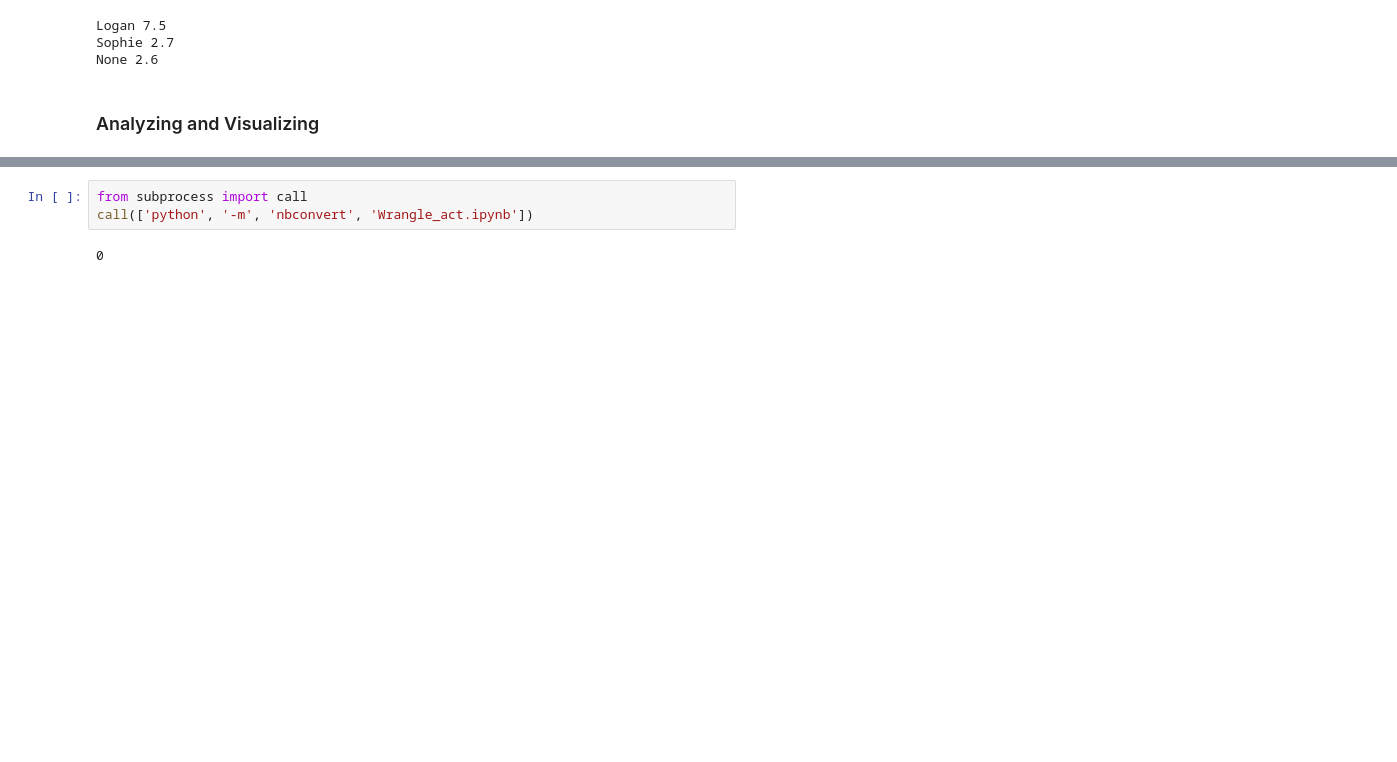
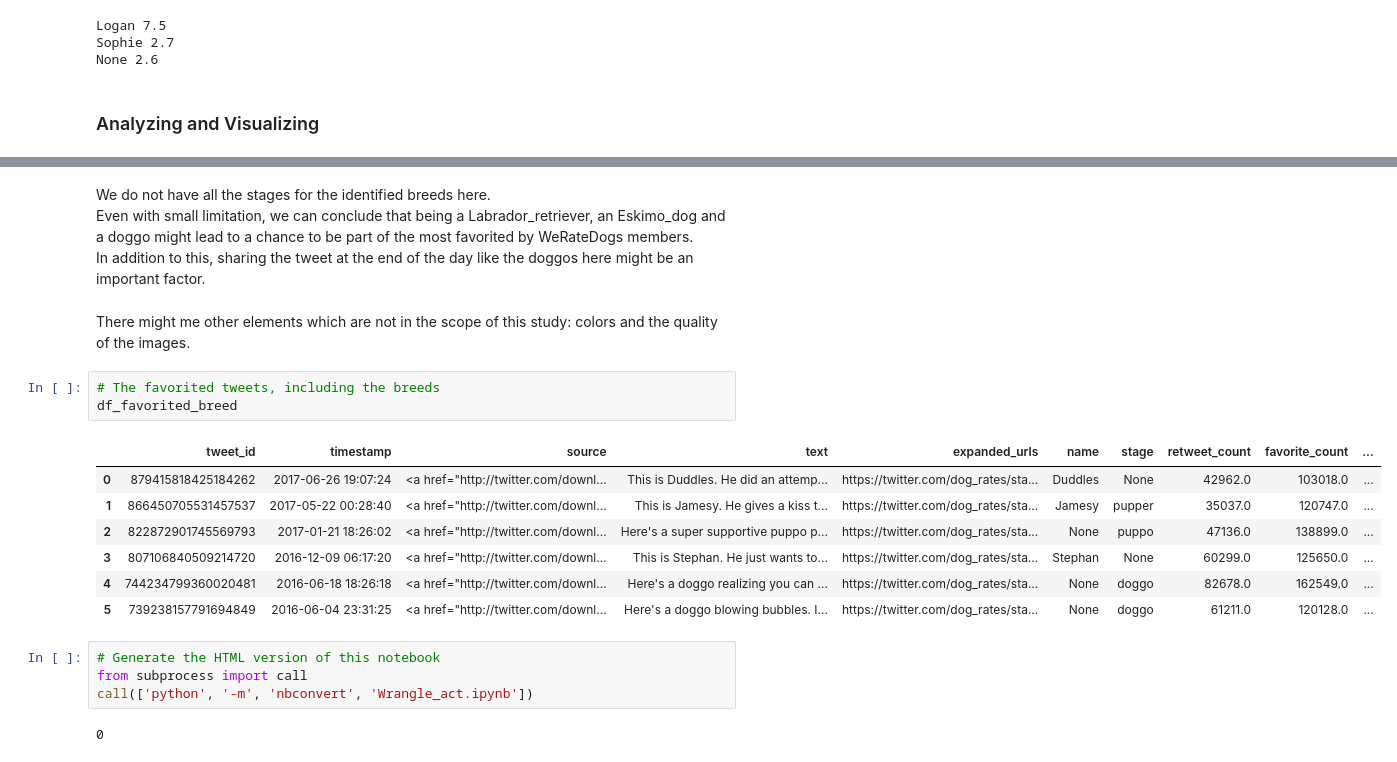
Before and after one commit to jlcossi/wrangle_and_analyze_data, a Jupyter notebook: wrangle_act.ipynb, the cells around one changed output, grey strips where cells are left out. Saved outputs shown, nothing was run; the diff lists cells and outputs as text; blank space fills up the shorter version.

```diff
--- a/wrangle_act.ipynb
+++ b/wrangle_act.ipynb
@@ -1165,4 +1262,22 @@ None 2.6
+# %% [markdown]
+We do not have all the stages for the identified breeds here.
+Even with small limitation, we can conclude that being a Labrador_retriever, an Eskimo_dog and a doggo might lead to a chance to be part of the most favorited by WeRateDogs members.
+In addition to this, sharing the tweet at the end of the day like the doggos here might be an important factor.
+# %% [markdown]
+There might me other elements which are not in the scope of this study: colors and the quality of the images.
+# %%
+# The favorited tweets, including the breeds
+df_favorited_breed
+# %% [output]
+|  | tweet_id | timestamp | source | text | expanded_urls | name | stage | retweet_count | favorite_count | ... |
+| 0 | 879415818425184262 | 2017-06-26 19:07:24 | <a href="http://twitter.com/downl... | This is Duddles. He did an attemp... | https://twitter.com/dog_rates/sta... | Duddles | None | 42962.0 | 103018.0 | ... |
+| 1 | 866450705531457537 | 2017-05-22 00:28:40 | <a href="http://twitter.com/downl... | This is Jamesy. He gives a kiss t... | https://twitter.com/dog_rates/sta... | Jamesy | pupper | 35037.0 | 120747.0 | ... |
+| 2 | 822872901745569793 | 2017-01-21 18:26:02 | <a href="http://twitter.com/downl... | Here's a super supportive puppo p... | https://twitter.com/dog_rates/sta... | None | puppo | 47136.0 | 138899.0 | ... |
+| 3 | 807106840509214720 | 2016-12-09 06:17:20 | <a href="http://twitter.com/downl... | This is Stephan. He just wants to... | https://twitter.com/dog_rates/sta... | Stephan | None | 60299.0 | 125650.0 | ... |
+| 4 | 744234799360020481 | 2016-06-18 18:26:18 | <a href="http://twitter.com/downl... | Here's a doggo realizing you can ... | https://twitter.com/dog_rates/sta... | None | doggo | 82678.0 | 162549.0 | ... |
+| 5 | 739238157791694849 | 2016-06-04 23:31:25 | <a href="http://twitter.com/downl... | Here's a doggo blowing bubbles. I... | https://twitter.com/dog_rates/sta... | None | doggo | 61211.0 | 120128.0 | ... |
 # %%
+# Generate the HTML version of this notebook
 from subprocess import call
 call(['python', '-m', 'nbconvert', 'Wrangle_act.ipynb'])
 # %% [output]
```
Also changed, not shown: parts of 25 cells of this notebook.
